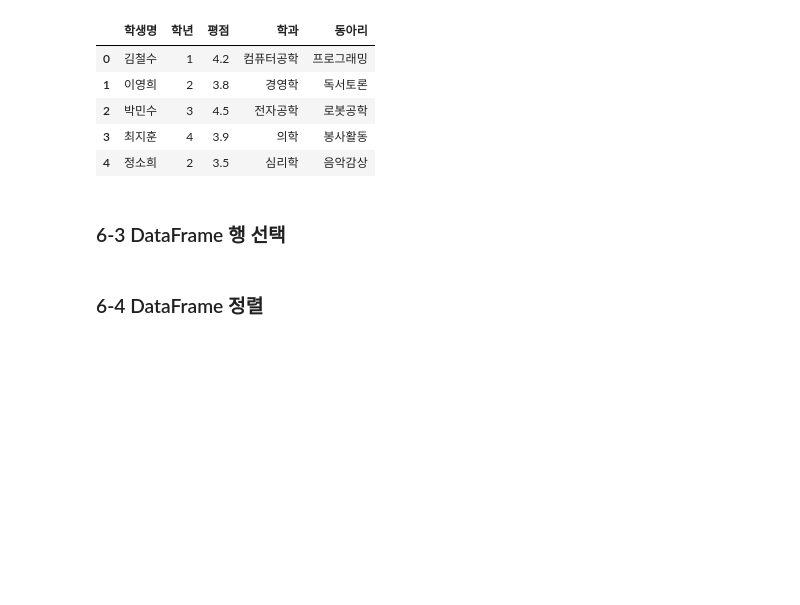
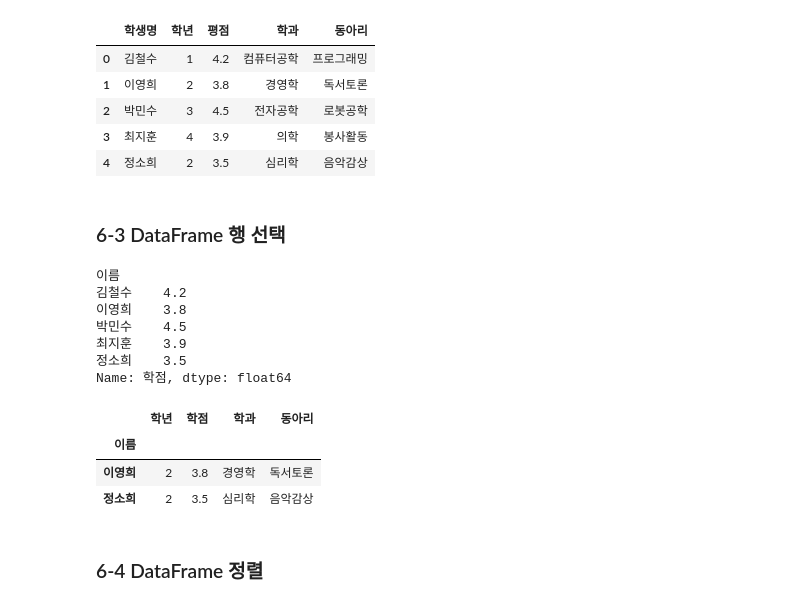
Before and after one commit to labinnn-knou/Data-Analysis-with-Open-Source, a Jupyter notebook: 오픈소스_데이터_분석_6강.ipynb, the cells around one changed output. Drawn from its saved outputs; the diff is of its cells as text; code cells hidden in the pictures; blank space fills up the shorter version.

```diff
--- a/오픈소스_데이터_분석_6강.ipynb
+++ b/오픈소스_데이터_분석_6강.ipynb
@@ -78,21 +78,46 @@ df_renamed
 # %%
 import pandas as pd
 
 data = {
     "이름": ["김철수", "이영희", "박민수", "최지훈", "정소희"],
     "학년": [1, 2, 3, 4, 2],
     "학점": [4.2, 3.8, 4.5, 3.9, 3.5],
     "학과": ["컴퓨터공학", "경영학", "전자공학", "의학", "심리학"],
     "동아리": ["프로그래밍", "독서토론", "로봇공학", "봉사활동", "음악감상"]
 }
 
 #DataFrame 인덱스 지정
+df = pd.DataFrame(data)
+df = df.set_index('이름') # Set '이름' as the index
 
-#DataFrame 행 선택
+#DataFrame 행 선택 by label
+df.loc['김철수']
+df.loc[['김철수', '박민수']]
+df.loc['김철수':'박민수']
 
-#DataFrame 위치 기반 행 선택
+#DataFrame 위치 기반 행 선택 (using iloc)
+df.iloc[1]
+df.iloc[[0, 2]]
+df.iloc[0:3]
+
 
 #DataFrame 조건 기반 선택
+print(df['학점'])
+df.loc[df['학점'] >= 4.0]
+df[df['학년'] == 2]
+df[(df['학년'] == 2) & (df['학점'] >= 3.0)]
+# %% [output]
+이름
+김철수    4.2
+이영희    3.8
+박민수    4.5
+최지훈    3.9
+정소희    3.5
+Name: 학점, dtype: float64
+|  | 학년 | 학점 | 학과 | 동아리 |
+| 이름 |  |  |  |  |
+| 이영희 | 2 | 3.8 | 경영학 | 독서토론 |
+| 정소희 | 2 | 3.5 | 심리학 | 음악감상 |
 # %% [markdown]
 ### 6-4 DataFrame 정렬
 # %%
```
